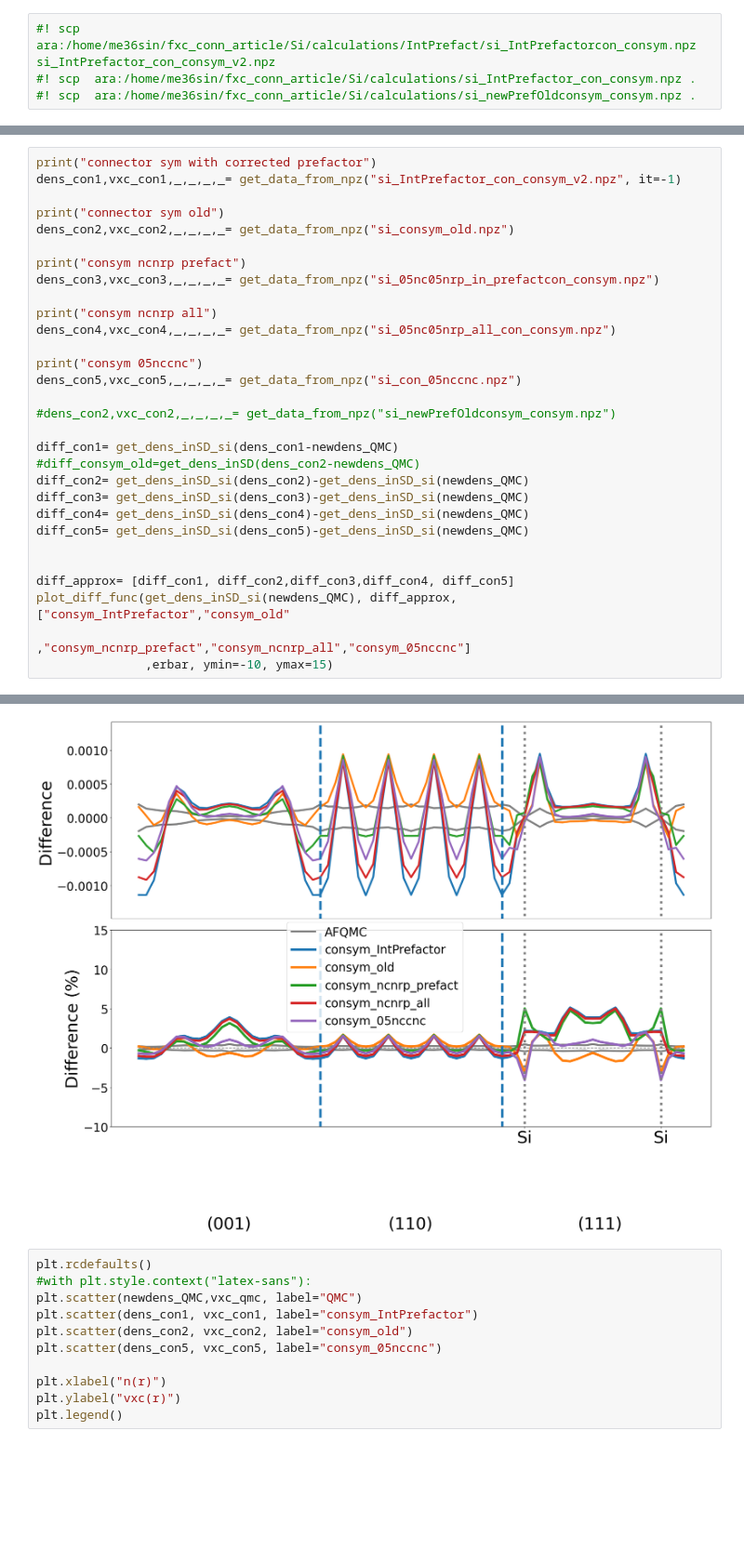
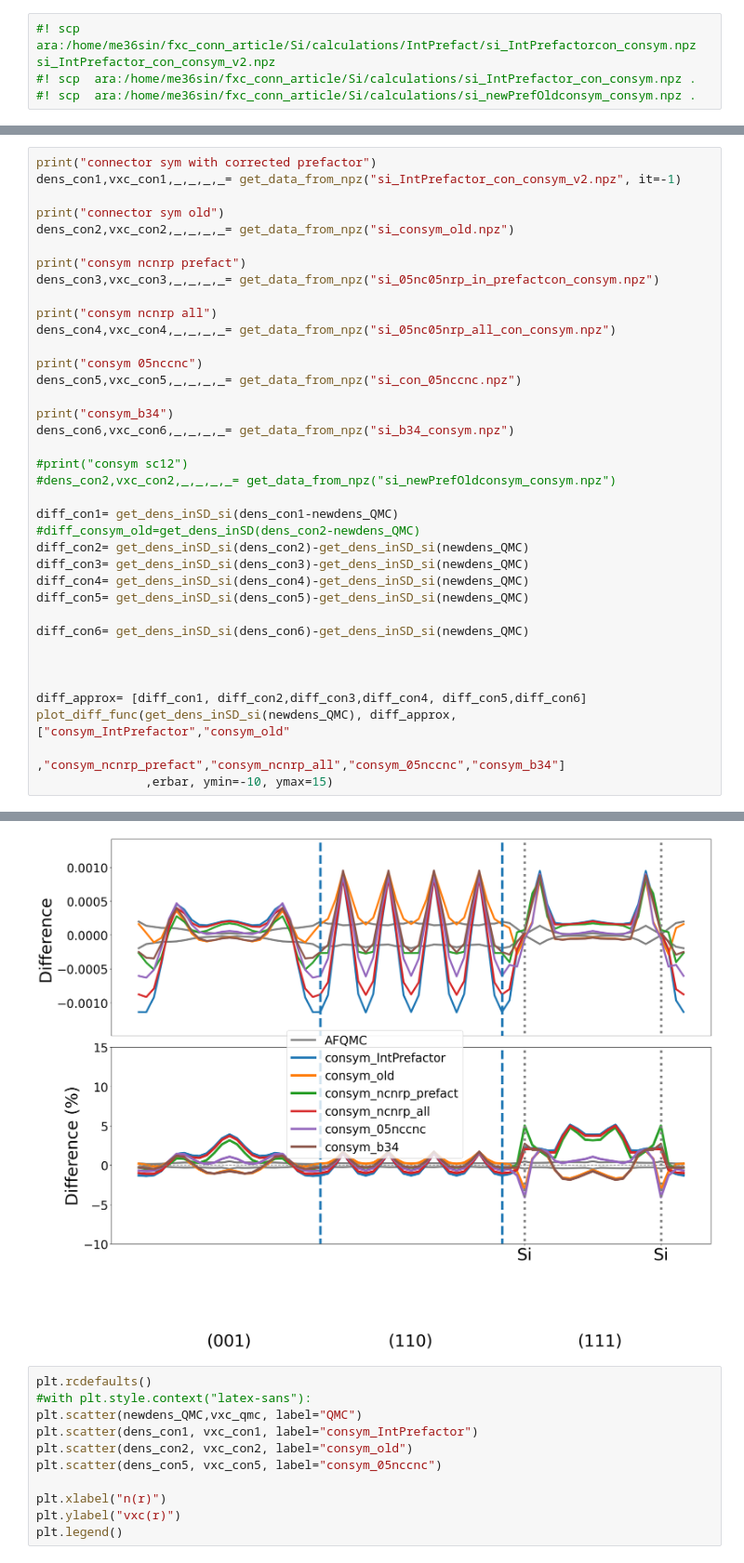
Before and after one commit to aouinaayoub/connector, a Jupyter notebook: fxc_connector.ipynb, the cells around one changed output, grey strips where cells are left out. Shown at 93% size. Cells and saved outputs as stored; diff of their text form; blank space fills up the shorter version.

```diff
--- a/fxc_connector.ipynb
+++ b/fxc_connector.ipynb
@@ -70,6 +73,10 @@ dens_con4,vxc_con4,_,_,_,_= get_data_from_npz("si_05nc05nrp_all_con_consym.npz")
 print("consym 05nccnc")
 dens_con5,vxc_con5,_,_,_,_= get_data_from_npz("si_con_05nccnc.npz")
 
+print("consym_b34")
+dens_con6,vxc_con6,_,_,_,_= get_data_from_npz("si_b34_consym.npz")
+
+#print("consym sc12")
 #dens_con2,vxc_con2,_,_,_,_= get_data_from_npz("si_newPrefOldconsym_consym.npz")
 
 diff_con1= get_dens_inSD_si(dens_con1-newdens_QMC)
@@ -79,10 +86,13 @@ diff_con3= get_dens_inSD_si(dens_con3)-get_dens_inSD_si(newdens_QMC)
 diff_con4= get_dens_inSD_si(dens_con4)-get_dens_inSD_si(newdens_QMC)
 diff_con5= get_dens_inSD_si(dens_con5)-get_dens_inSD_si(newdens_QMC)
 
+diff_con6= get_dens_inSD_si(dens_con6)-get_dens_inSD_si(newdens_QMC)
 
-diff_approx= [diff_con1, diff_con2,diff_con3,diff_con4, diff_con5]
+
+
+diff_approx= [diff_con1, diff_con2,diff_con3,diff_con4, diff_con5,diff_con6]
 plot_diff_func(get_dens_inSD_si(newdens_QMC), diff_approx, ["consym_IntPrefactor","consym_old"
-                                                            ,"consym_ncnrp_prefact","consym_ncnrp_all","consym_05nccnc"]
+                                                            ,"consym_ncnrp_prefact","consym_ncnrp_all","consym_05nccnc","consym_b34"]
                ,erbar, ymin=-10, ymax=15)
 # %% [output]
 connector sym with corrected prefactor
@@ -104,5 +114,5 @@ The direct gap is 2.6718 ev | QMC = 2.72 ev
 ============
-[figure, old version]
+[figure, new version]
 # %%
 plt.rcdefaults()
 #with plt.style.context("latex-sans"):
```
Also changed, not shown: parts of 8 cells of this notebook.
